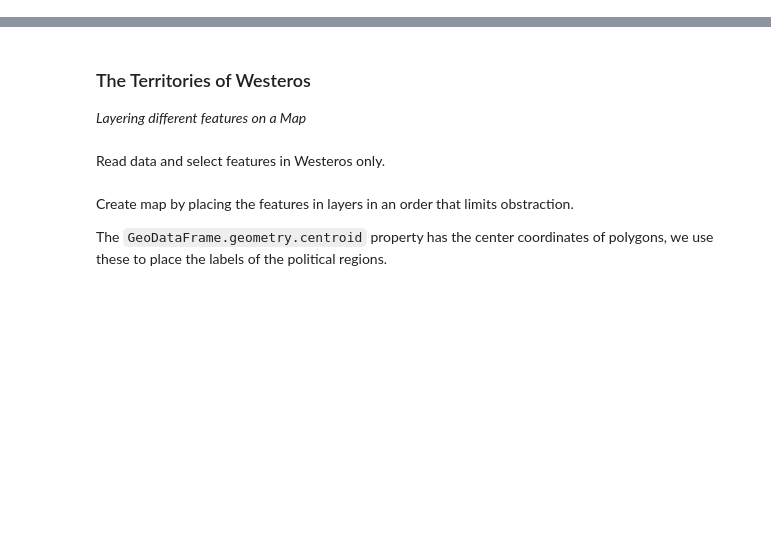
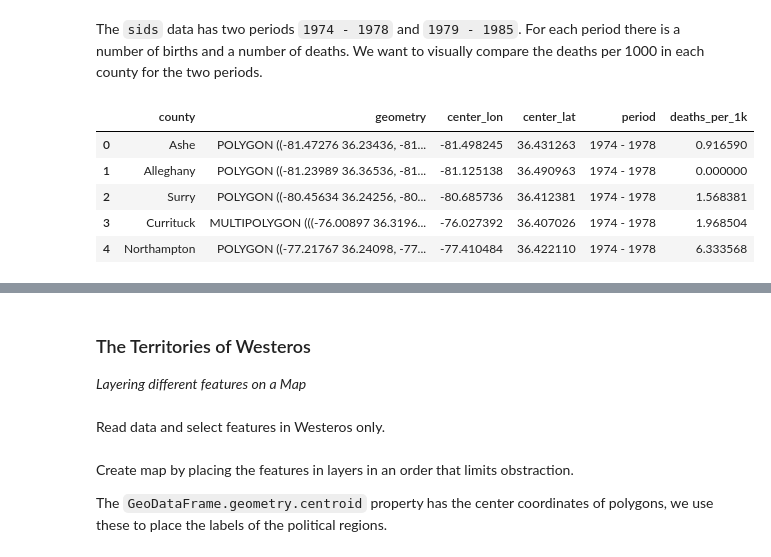
Before and after one commit to has2k1/plotnine-examples, a Jupyter notebook: plotnine_examples/examples/geom_map.ipynb, the cells around one changed output, grey strips where cells are left out. Saved outputs shown, nothing was run; the diff lists cells and outputs as text; code cells hidden in the pictures; blank space fills up the shorter version.

```diff
--- a/plotnine_examples/examples/geom_map.ipynb
+++ b/plotnine_examples/examples/geom_map.ipynb
@@ -17,0 +111,32 @@ from plotnine import (
+# %% [markdown]
+The `sids` data has two periods `1974 - 1978` and `1979 - 1985`. For each period there is a number of births and a number of deaths. We want to visually compare the deaths per 1000 in each county for the two periods.
+# %%
+data = sids.copy()
+
+# Calculate the death per 1000
+data["1974 - 1978"] = (data["SID74"] / data["BIR74"]) * 1000
+data["1979 - 1984"] = (data["SID79"] / data["BIR79"]) * 1000
+
+# Calculate center coordinates for the counties
+data["center_lon"] = good_centroid(data.geometry).x
+data["center_lat"] = good_centroid(data.geometry).y
+
+# Make the data
+data = data.melt(
+    id_vars=["NAME", "geometry", "center_lon", "center_lat"],
+    value_vars=["1974 - 1978", "1979 - 1984"],
+    var_name="period",
+    value_name="deaths_per_1k",
+).rename(
+    {"NAME": "county"},
+    axis=1
+)
+
+data.head()
+# %% [output]
+|  | county | geometry | center_lon | center_lat | period | deaths_per_1k |
+| 0 | Ashe | POLYGON ((-81.47276 36.23436, -81... | -81.498245 | 36.431263 | 1974 - 1978 | 0.916590 |
+| 1 | Alleghany | POLYGON ((-81.23989 36.36536, -81... | -81.125138 | 36.490963 | 1974 - 1978 | 0.000000 |
+| 2 | Surry | POLYGON ((-80.45634 36.24256, -80... | -80.685736 | 36.412381 | 1974 - 1978 | 1.568381 |
+| 3 | Currituck | MULTIPOLYGON (((-76.00897 36.3196... | -76.027392 | 36.407026 | 1974 - 1978 | 1.968504 |
+| 4 | Northampton | POLYGON ((-77.21767 36.24098, -77... | -77.410484 | 36.422110 | 1974 - 1978 | 6.333568 |
```
Also changed, not shown: parts of 14 cells of this notebook, 3 other files.
